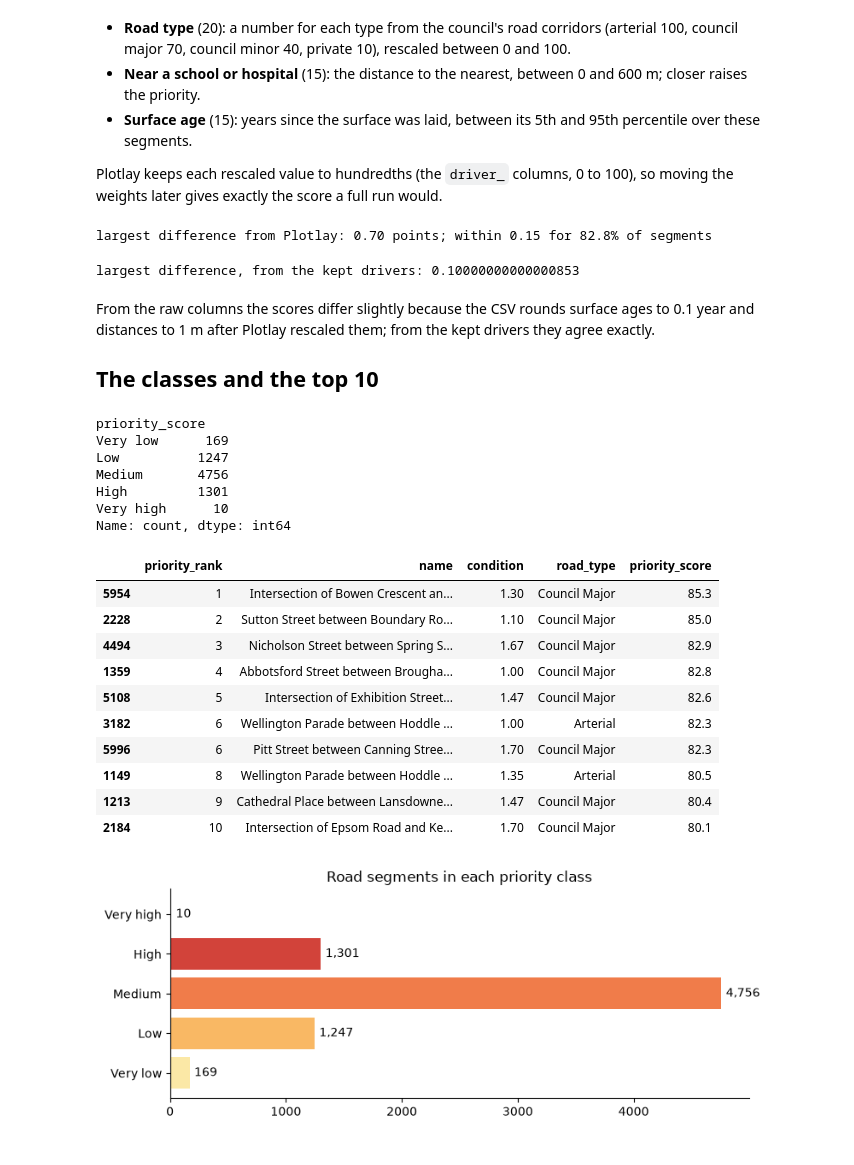
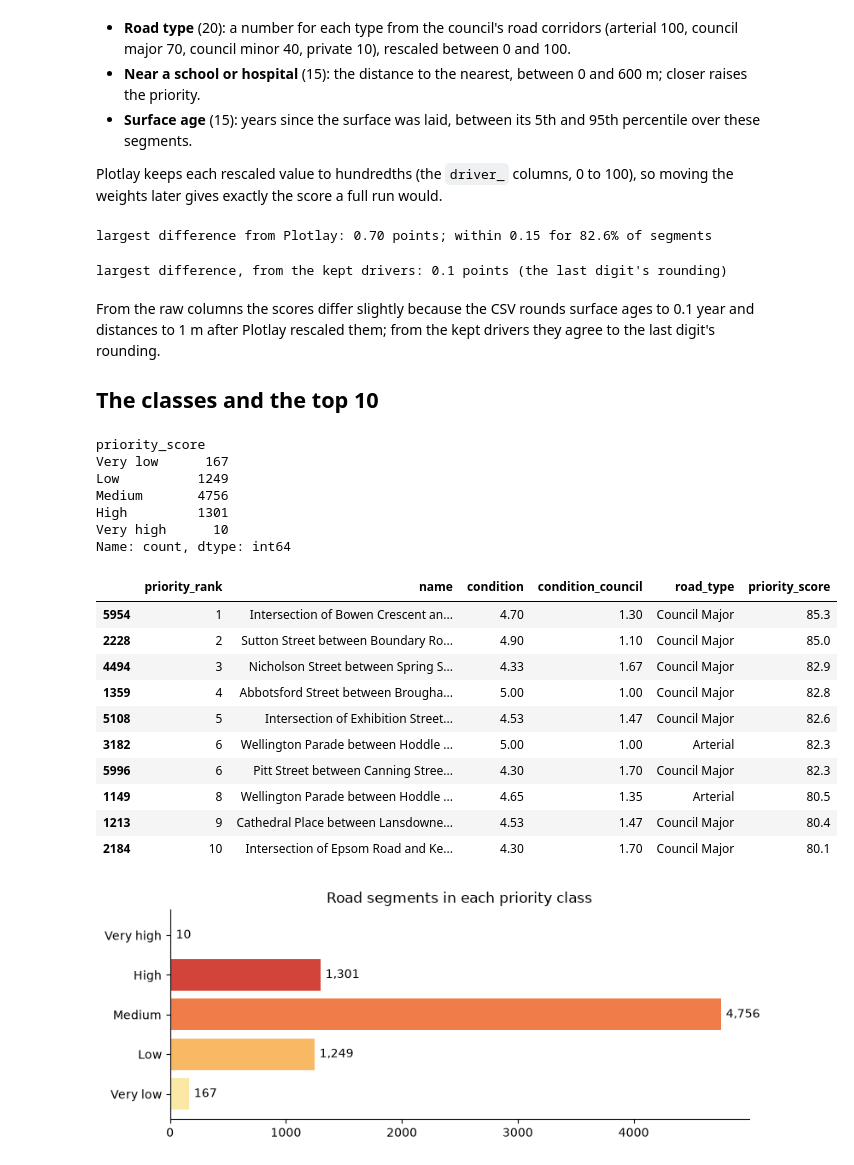
Before and after one commit to cjmuldoon/plotlay-melbourne-road-repairs, a Jupyter notebook: python/melbourne_road_repairs.ipynb, the cells around one changed output. Drawn from its saved outputs; the diff is of its cells as text; code cells hidden in the pictures.

Commit message:
Condition on a 1 very good to 5 very poor scale, the council's value kept; a simulated drive; sample dated 2026

```diff
--- a/python/melbourne_road_repairs.ipynb
+++ b/python/melbourne_road_repairs.ipynb
@@ -41,7 +41,8 @@ def fixed(v, lo, hi, lowers=False):
     return (1 - t if lowers else t).round(2)
 
 n = pd.DataFrame(index=seg.index)
-n['condition'] = fixed(seg['condition'], 1, 5, lowers=True)
+n['condition'] = fixed(seg['condition'], 1, 5)   # Plotlay's scale: 5 very poor, the highest priority
+assert ((6 - seg['condition_council']).round(2) - seg['condition']).abs().max() < 0.006   # the conversion on import
 road_map = crit['road_type']['map']
 n['road_type'] = fixed(seg['road_type'].str.lower().map(road_map), 0, 100)
 n['to_schools_and_hospitals_m'] = fixed(seg['to_schools_and_hospitals_m'], 0, 600, lowers=True)
@@ -59,42 +60,42 @@ seg['mine'] = score(kept)
 diff = (seg['mine'] - seg['priority_score']).abs()
 print(f'largest difference from Plotlay: {diff.max():.2f} points; within 0.15 for {(diff <= 0.15).mean():.1%} of segments')
 # %% [output]
-largest difference from Plotlay: 0.70 points; within 0.15 for 82.8% of segments
+largest difference from Plotlay: 0.70 points; within 0.15 for 82.6% of segments
 # %%
 # the same sum from the rescaled values Plotlay kept (driver_ columns, 0 to 100): exact
 d = seg[[f'driver_{k}' for k in kept]] / 100
 d.columns = list(kept)
 from_drivers = ((d.fillna(0) * pd.Series(kept)).sum(axis=1) / (d.notna() * pd.Series(kept)).sum(axis=1) * 100).round(1)
-print('largest difference, from the kept drivers:', (from_drivers - seg['priority_score']).abs().max())
+print(f"largest difference, from the kept drivers: {(from_drivers - seg['priority_score']).abs().max():.1f} points (the last digit's rounding)")
 # %% [output]
-largest difference, from the kept drivers: 0.10000000000000853
+largest difference, from the kept drivers: 0.1 points (the last digit's rounding)
 # %% [markdown]
-From the raw columns the scores differ slightly because the CSV rounds surface ages to 0.1 year and distances to 1 m after Plotlay rescaled them; from the kept drivers they agree exactly.
+From the raw columns the scores differ slightly because the CSV rounds surface ages to 0.1 year and distances to 1 m after Plotlay rescaled them; from the kept drivers they agree to the last digit's rounding.
 
 ## The classes and the top 10
 # %%
 classes = pd.cut(seg['priority_score'], [-0.1, 20, 40, 60, 80, 100], labels=method['classes']['names'])
 print(classes.value_counts().reindex(method['classes']['names']))
-seg.sort_values('priority_rank')[['priority_rank', 'name', 'condition', 'road_type', 'priority_score']].head(10)
+seg.sort_values('priority_rank')[['priority_rank', 'name', 'condition', 'condition_council', 'road_type', 'priority_score']].head(10)
 # %% [output]
 priority_score
-Very low      169
-Low          1247
+Very low      167
+Low          1249
 Medium       4756
 High         1301
 Very high      10
 Name: count, dtype: int64
-|  | priority_rank | name | condition | road_type | priority_score |
-| 5954 | 1 | Intersection of Bowen Crescent an... | 1.30 | Council Major | 85.3 |
-| 2228 | 2 | Sutton Street between Boundary Ro... | 1.10 | Council Major | 85.0 |
-| 4494 | 3 | Nicholson Street between Spring S... | 1.67 | Council Major | 82.9 |
-| 1359 | 4 | Abbotsford Street between Brougha... | 1.00 | Council Major | 82.8 |
-| 5108 | 5 | Intersection of Exhibition Street... | 1.47 | Council Major | 82.6 |
-| 3182 | 6 | Wellington Parade between Hoddle ... | 1.00 | Arterial | 82.3 |
-| 5996 | 6 | Pitt Street between Canning Stree... | 1.70 | Council Major | 82.3 |
-| 1149 | 8 | Wellington Parade between Hoddle ... | 1.35 | Arterial | 80.5 |
-| 1213 | 9 | Cathedral Place between Lansdowne... | 1.47 | Council Major | 80.4 |
-| 2184 | 10 | Intersection of Epsom Road and Ke... | 1.70 | Council Major | 80.1 |
+|  | priority_rank | name | condition | condition_council | road_type | priority_score |
+| 5954 | 1 | Intersection of Bowen Crescent an... | 4.70 | 1.30 | Council Major | 85.3 |
+| 2228 | 2 | Sutton Street between Boundary Ro... | 4.90 | 1.10 | Council Major | 85.0 |
+| 4494 | 3 | Nicholson Street between Spring S... | 4.33 | 1.67 | Council Major | 82.9 |
+| 1359 | 4 | Abbotsford Street between Brougha... | 5.00 | 1.00 | Council Major | 82.8 |
+| 5108 | 5 | Intersection of Exhibition Street... | 4.53 | 1.47 | Council Major | 82.6 |
+| 3182 | 6 | Wellington Parade between Hoddle ... | 5.00 | 1.00 | Arterial | 82.3 |
+| 5996 | 6 | Pitt Street between Canning Stree... | 4.30 | 1.70 | Council Major | 82.3 |
+| 1149 | 8 | Wellington Parade between Hoddle ... | 4.65 | 1.35 | Arterial | 80.5 |
+| 1213 | 9 | Cathedral Place between Lansdowne... | 4.53 | 1.47 | Council Major | 80.4 |
+| 2184 | 10 | Intersection of Epsom Road and Ke... | 4.30 | 1.70 | Council Major | 80.1 |
 # %%
 fig, ax = plt.subplots(figsize=(8, 3.2))
 counts = classes.value_counts().reindex(method['classes']['names'])
```
Also changed, not shown: parts of 5 cells of this notebook, 16 other files.
